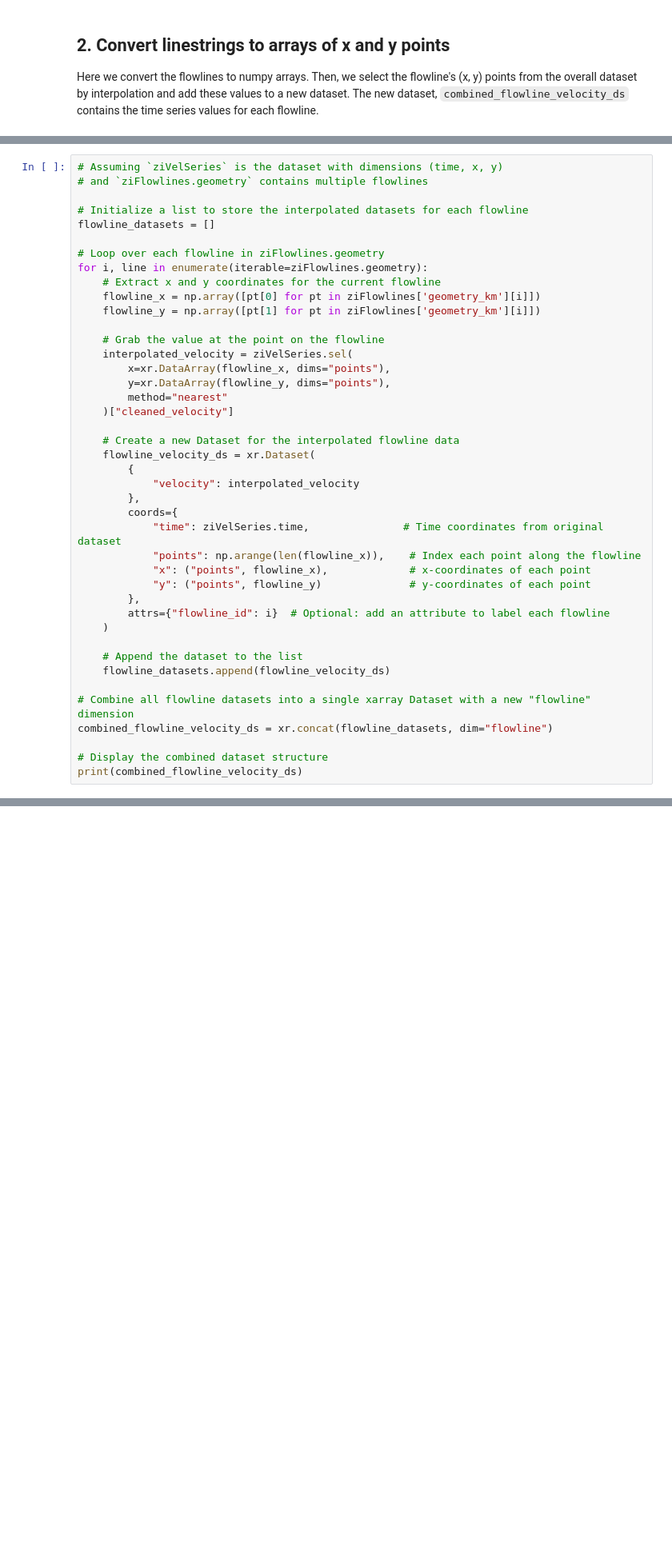
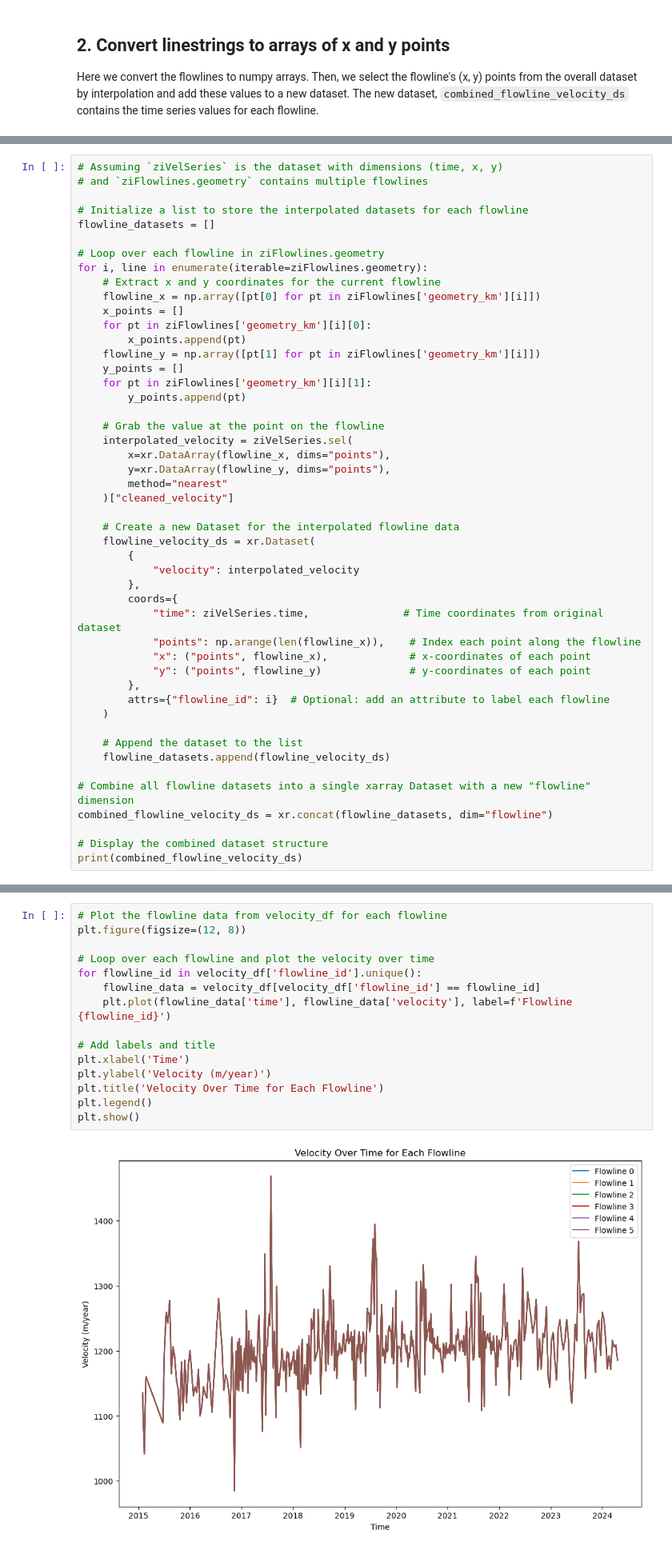
Before and after one commit to cjense/seasonal-icevelocity-prediction, a Jupyter notebook: notebooks/extract_flowlinedata.ipynb, the cells around one changed output, grey strips where cells are left out. Shown at 80% size. Saved outputs shown, nothing was run; the diff lists cells and outputs as text; blank space fills up the shorter version.

Commit message:
work in progress. fixing flowline extraction code

```diff
--- a/notebooks/extract_flowlinedata.ipynb
+++ b/notebooks/extract_flowlinedata.ipynb
@@ -76,7 +110,13 @@ flowline_datasets = []
 for i, line in enumerate(iterable=ziFlowlines.geometry):
     # Extract x and y coordinates for the current flowline
     flowline_x = np.array([pt[0] for pt in ziFlowlines['geometry_km'][i]])
+    x_points = []
+    for pt in ziFlowlines['geometry_km'][i][0]:
+        x_points.append(pt)
     flowline_y = np.array([pt[1] for pt in ziFlowlines['geometry_km'][i]])
+    y_points = []
+    for pt in ziFlowlines['geometry_km'][i][1]:
+        y_points.append(pt)
 
     # Grab the value at the point on the flowline
     interpolated_velocity = ziVelSeries.sel(
@@ -126,0 +238,17 @@ Attributes:
+# %%
+# Plot the flowline data from velocity_df for each flowline
+plt.figure(figsize=(12, 8))
+
+# Loop over each flowline and plot the velocity over time
+for flowline_id in velocity_df['flowline_id'].unique():
+    flowline_data = velocity_df[velocity_df['flowline_id'] == flowline_id]
+    plt.plot(flowline_data['time'], flowline_data['velocity'], label=f'Flowline {flowline_id}')
+
+# Add labels and title
+plt.xlabel('Time')
+plt.ylabel('Velocity (m/year)')
+plt.title('Velocity Over Time for Each Flowline')
+plt.legend()
+plt.show()
+# %% [output]
+[figure, added]
```
Also changed, not shown: parts of 9 cells of this notebook.
